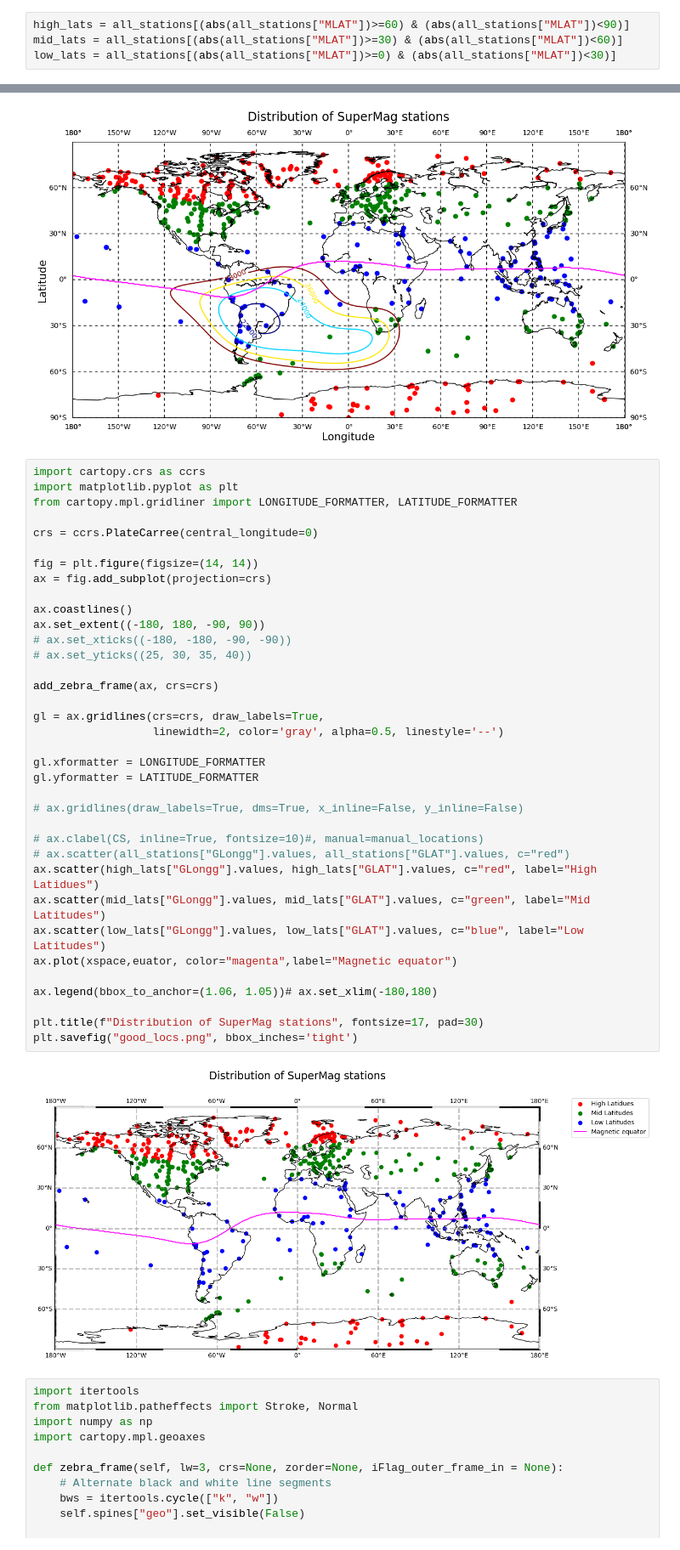
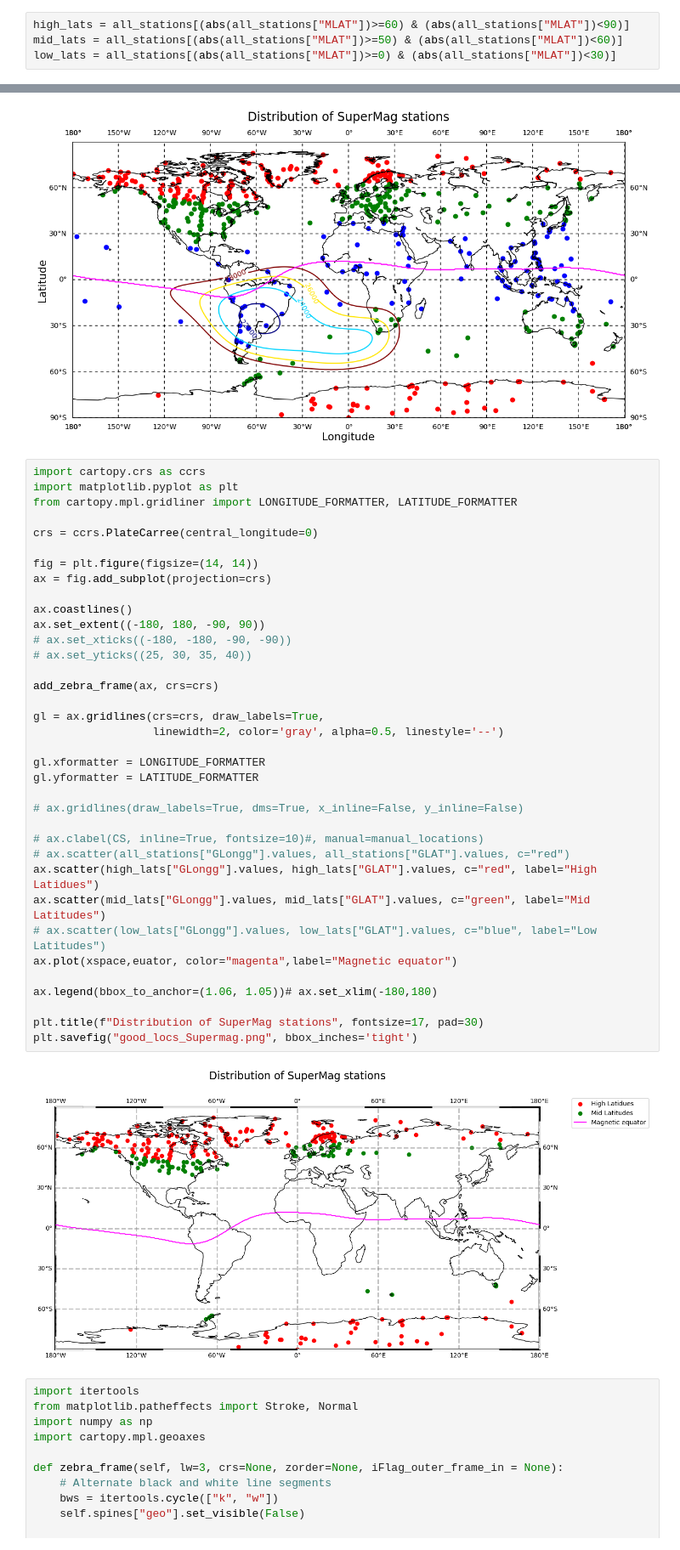
Before and after one commit to zemarchezi/SuperMAG-availability, a Jupyter notebook: SuperMAG_plot_map.ipynb, the cells around one changed output, grey strips where cells are left out. Shown: that part at 85% size. Drawn from its saved outputs; the diff is of its cells as text.

Commit message:
new plot stations

```diff
--- a/SuperMAG_plot_map.ipynb
+++ b/SuperMAG_plot_map.ipynb
@@ -108,7 +108,7 @@ incl, euator, magnt = calculateMag(xspace, yspace, 2022., 100)
 # pr.disable()
 # %%
 high_lats = all_stations[(abs(all_stations["MLAT"])>=60) & (abs(all_stations["MLAT"])<90)]
-mid_lats = all_stations[(abs(all_stations["MLAT"])>=30) & (abs(all_stations["MLAT"])<60)]
+mid_lats = all_stations[(abs(all_stations["MLAT"])>=50) & (abs(all_stations["MLAT"])<60)]
 low_lats = all_stations[(abs(all_stations["MLAT"])>=0) & (abs(all_stations["MLAT"])<30)]
 # %%
 
@@ -213,36 +213,36 @@ from cartopy.mpl.gridliner import LONGITUDE_FORMATTER, LATITUDE_FORMATTER
 crs = ccrs.PlateCarree(central_longitude=0)
 
 fig = plt.figure(figsize=(14, 14))
 ax = fig.add_subplot(projection=crs)
 
 ax.coastlines()
 ax.set_extent((-180, 180, -90, 90))
 # ax.set_xticks((-180, -180, -90, -90))
 # ax.set_yticks((25, 30, 35, 40))
 
 add_zebra_frame(ax, crs=crs)
 
 gl = ax.gridlines(crs=crs, draw_labels=True,
                   linewidth=2, color='gray', alpha=0.5, linestyle='--')
 
 gl.xformatter = LONGITUDE_FORMATTER
 gl.yformatter = LATITUDE_FORMATTER
 
 # ax.gridlines(draw_labels=True, dms=True, x_inline=False, y_inline=False)
 
 # ax.clabel(CS, inline=True, fontsize=10)#, manual=manual_locations)
 # ax.scatter(all_stations["GLongg"].values, all_stations["GLAT"].values, c="red")
 ax.scatter(high_lats["GLongg"].values, high_lats["GLAT"].values, c="red", label="High Latidues")
 ax.scatter(mid_lats["GLongg"].values, mid_lats["GLAT"].values, c="green", label="Mid Latitudes")
-ax.scatter(low_lats["GLongg"].values, low_lats["GLAT"].values, c="blue", label="Low Latitudes")
+# ax.scatter(low_lats["GLongg"].values, low_lats["GLAT"].values, c="blue", label="Low Latitudes")
 ax.plot(xspace,euator, color="magenta",label="Magnetic equator")
 
 ax.legend(bbox_to_anchor=(1.06, 1.05))# ax.set_xlim(-180,180)
 
 plt.title(f"Distribution of SuperMag stations", fontsize=17, pad=30)
-plt.savefig("good_locs.png", bbox_inches='tight')
+plt.savefig("good_locs_Supermag.png", bbox_inches='tight')
 # %% [output]
-[figure, old version]
+[figure, new version]
 # %%
 import itertools
 from matplotlib.patheffects import Stroke, Normal
```
Also changed, not shown: parts of 2 cells of this notebook, 1 other file.
